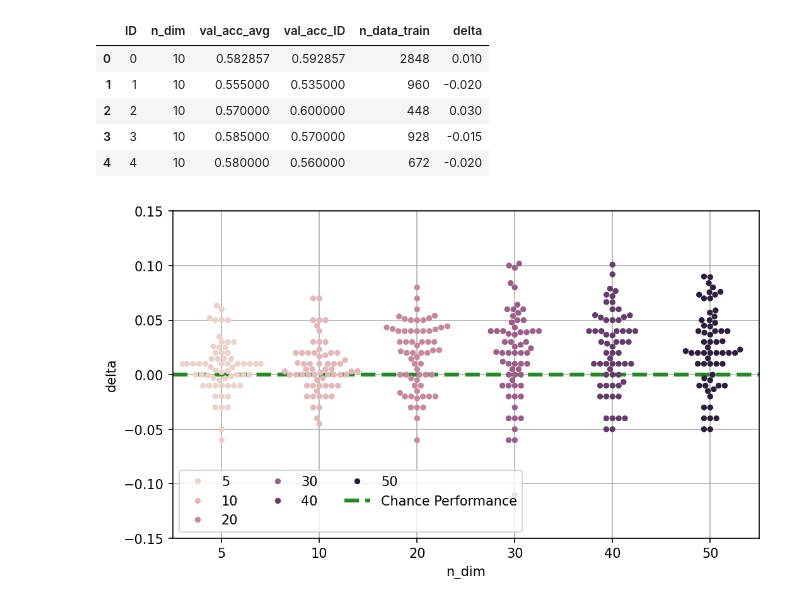
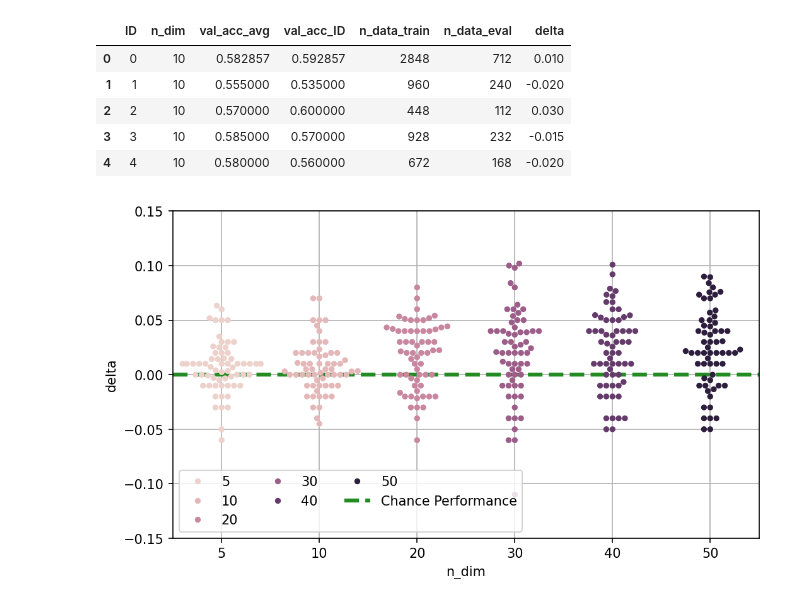
Before and after one commit to MirkoTh/semantic-representations-ID, a Jupyter notebook: analyze-results.ipynb, the cells around one changed output. Cells and saved outputs as stored; diff of their text form; code cells hidden in the pictures.

Commit message:
add proper test data and info about it

```diff
--- a/analyze-results.ipynb
+++ b/analyze-results.ipynb
@@ -57,11 +33,12 @@ subj
 # %%
 l_eval = []
-l_train = []
+
 for id, all_results in enumerate(l_all_results):
     val_acc_avg = np.array([l[1] for l in all_results["l_val_avg"]])
     val_acc_ID = np.array([l[1] for l in all_results["l_val_ID"]])
     n_dim = all_results["l_train_ID"][0]["ics"].shape[0]
-    l_n_data = []
+    l_n_data_train = []
+    l_n_data_eval = []
     for subj in all_results["l_train_ID"]:
         train_accs = np.array(subj["train_accs"])
         df_train = pd.DataFrame({
@@ -71,13 +48,17 @@ for id, all_results in enumerate(l_all_results):
             "train_acc": train_accs
         })
         l_train.append(df_train)
-        l_n_data.append(subj["n_choices_train"])
-    n_data_train = np.array(l_n_data)
+        l_n_data_train.append(subj["n_choices_train"])
+        l_n_data_eval.append(subj["n_choices_test"])
+    n_data_train = np.array(l_n_data_train)
+    n_data_eval = np.array(l_n_data_eval)
     df_eval = pd.DataFrame({
         "ID": np.arange(0, val_acc_avg.shape[0]),
         "n_dim": np.repeat(n_dim, val_acc_avg.shape[0]),
         "val_acc_avg": val_acc_avg, "val_acc_ID": val_acc_ID,
-        "n_data_train": n_data_train
+        "n_data_train": n_data_train,
+        "n_data_eval": n_data_eval
+
     })
     l_eval.append(df_eval)
 # %%
@@ -85,11 +66,12 @@ dfs_eval = reduce(lambda left, right: pd.concat([left, right]), l_eval)
 dfs_train = reduce(lambda left, right: pd.concat([left, right]), l_train)
 # %%
 dfs_eval["delta"] = dfs_eval["val_acc_ID"] - dfs_eval["val_acc_avg"]
-dfs_eval.head()
+# only required because bug in previous badge > 50
+dfs_eval = dfs_eval.query("n_dim <= 50")
 # %% [output]
-|  | ID | n_dim | val_acc_avg | val_acc_ID | n_data_train | delta |
-| 0 | 0 | 10 | 0.582857 | 0.592857 | 2848 | 0.010 |
-| 1 | 1 | 10 | 0.555000 | 0.535000 | 960 | -0.020 |
-| 2 | 2 | 10 | 0.570000 | 0.600000 | 448 | 0.030 |
-| 3 | 3 | 10 | 0.585000 | 0.570000 | 928 | -0.015 |
-| 4 | 4 | 10 | 0.580000 | 0.560000 | 672 | -0.020 |
+|  | ID | n_dim | val_acc_avg | val_acc_ID | n_data_train | n_data_eval | delta |
+| 0 | 0 | 10 | 0.582857 | 0.592857 | 2848 | 712 | 0.010 |
+| 1 | 1 | 10 | 0.555000 | 0.535000 | 960 | 240 | -0.020 |
+| 2 | 2 | 10 | 0.570000 | 0.600000 | 448 | 112 | 0.030 |
+| 3 | 3 | 10 | 0.585000 | 0.570000 | 928 | 232 | -0.015 |
+| 4 | 4 | 10 | 0.580000 | 0.560000 | 672 | 168 | -0.020 |
```
Also changed, not shown: parts of 8 cells of this notebook, 3 other files.
